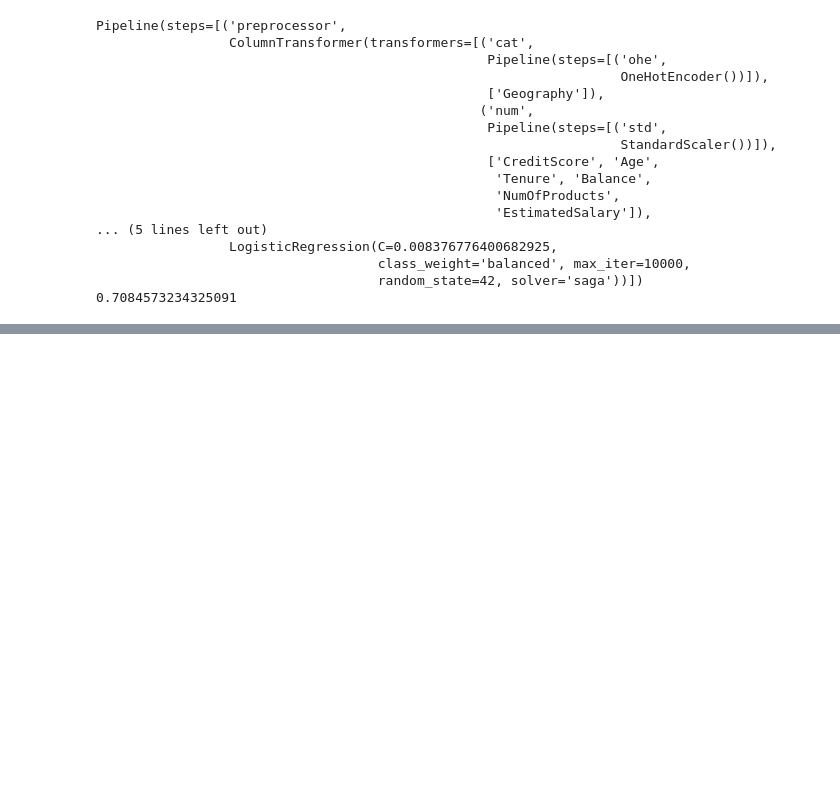
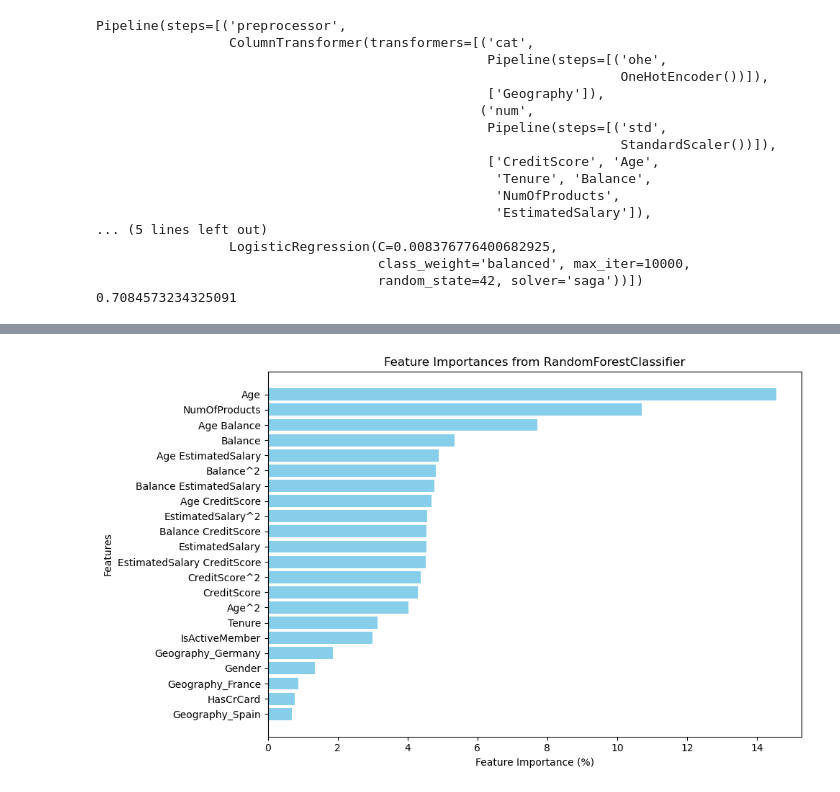
Before and after one commit to M-Grzymowicz/Banking-Customer-Churn---Analysis-and-Prediction, a Jupyter notebook: banking.ipynb, the cells around one changed output, grey strips where cells are left out. Drawn from its saved outputs; the diff is of its cells as text; code cells hidden in the pictures; blank space fills up the shorter version.

```diff
--- a/banking.ipynb
+++ b/banking.ipynb
@@ -1032,17 +1108,17 @@ search_space_knn
  'classifier__weights': ['uniform', 'distance']}
 # %%
 # grid search for knn
-from sklearn.model_selection import GridSearchCV
 
-model_knn = GridSearchCV(estimator=knn_pipe_2,
+# knn_grid_search
+knn_grid_search = GridSearchCV(estimator=knn_pipe,
                          param_grid=search_space_knn,
                          scoring='f1',
                          cv=5)
 
-model_knn.fit(features_train_resampled, target_train_resampled)
+knn_grid_search.fit(features_train_resampled, target_train_resampled)
 
-print(model_knn.best_estimator_)
-print(model_knn.best_score_)
+print(knn_grid_search.best_estimator_)
+print(knn_grid_search.best_score_)
 # %% [output]
 Pipeline(steps=[('preprocessor',
                  ColumnTransformer(transformers=[('cat',
@@ -1111,15 +1209,15 @@ search_space_log
         3.45510729e+02, 1.00000000e+03])}
 # %%
 # running grid serch for log_reg
-model_log = GridSearchCV(estimator=log_reg_pipe_2,
+log_grid_search = GridSearchCV(estimator=log_reg_pipe_2,
                          param_grid=search_space_log,
-                         scoring='f1',
+                         scoring='f1', #  for Exited = 1
                          cv=5)
 
-model_log.fit(features_train_resampled, target_train_resampled)
+log_grid_search.fit(features_train_resampled, target_train_resampled)
 
-print(model_log.best_estimator_)
-print(model_log.best_score_)
+print(log_grid_search.best_estimator_)
+print(log_grid_search.best_score_)
 # %% [output]
 Pipeline(steps=[('preprocessor',
                  ColumnTransformer(transformers=[('cat',
@@ -1140,0 +1448,20 @@ Pipeline(steps=[('preprocessor',
+# %%
+import matplotlib.pyplot as plt
+
+# Ekstrakcja nazw cech i ich ważności z posortowanej listy
+features, importances = zip(*sorted_feature_importances)
+
+# Konwersja ważności na procenty
+importances_percent = [round(imp * 100, 2) for imp in importances]
+
+# Wizualizacja
+plt.figure(figsize=(10, 6))
+plt.barh(features, importances_percent, color='skyblue')
+plt.xlabel("Feature Importance (%)")
+plt.ylabel("Features")
+plt.title("Feature Importances from RandomForestClassifier")
+plt.gca().invert_yaxis()  # Odwrócenie osi Y, aby najważniejsze cechy były na górze
+plt.tight_layout()
+plt.show()
+# %% [output]
+[figure, added]
```
Also changed, not shown: parts of 22 cells of this notebook.
